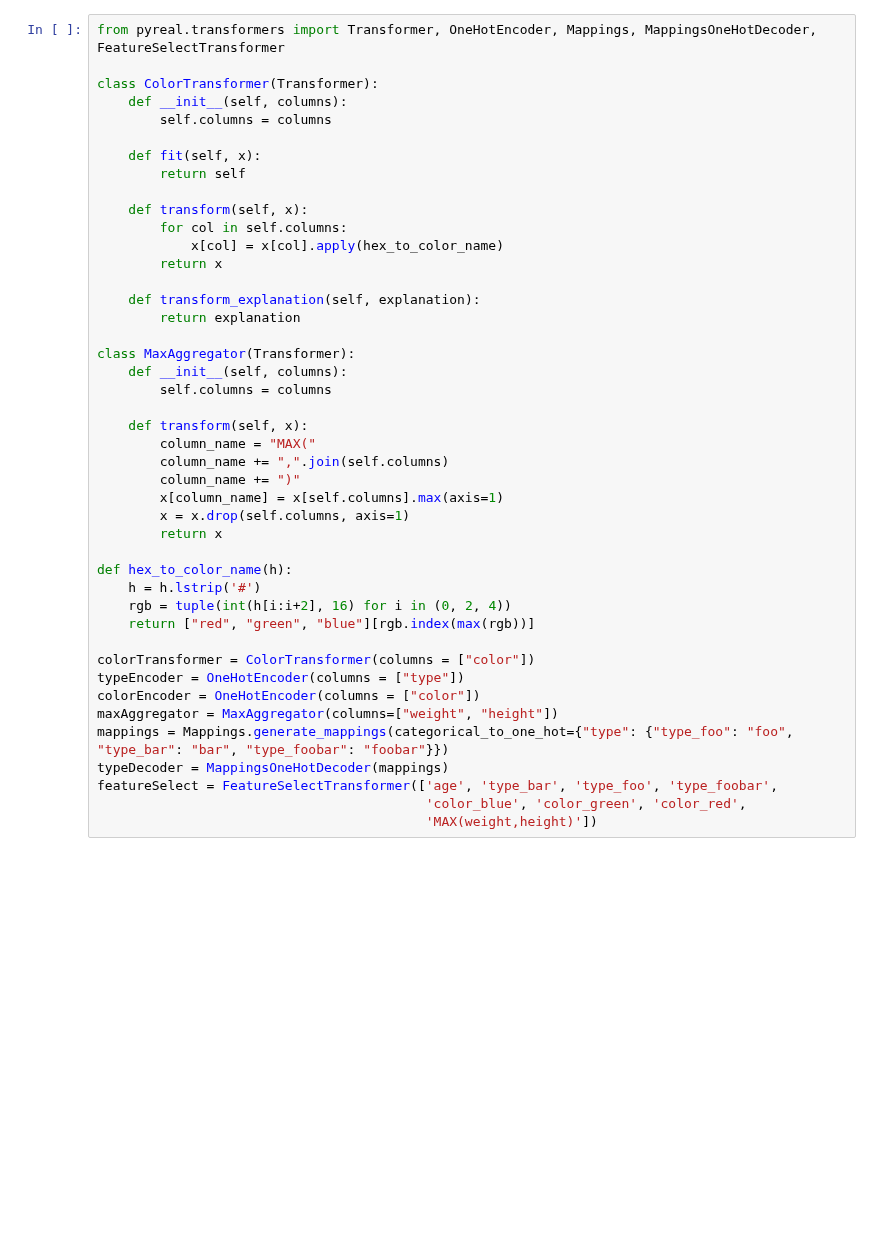
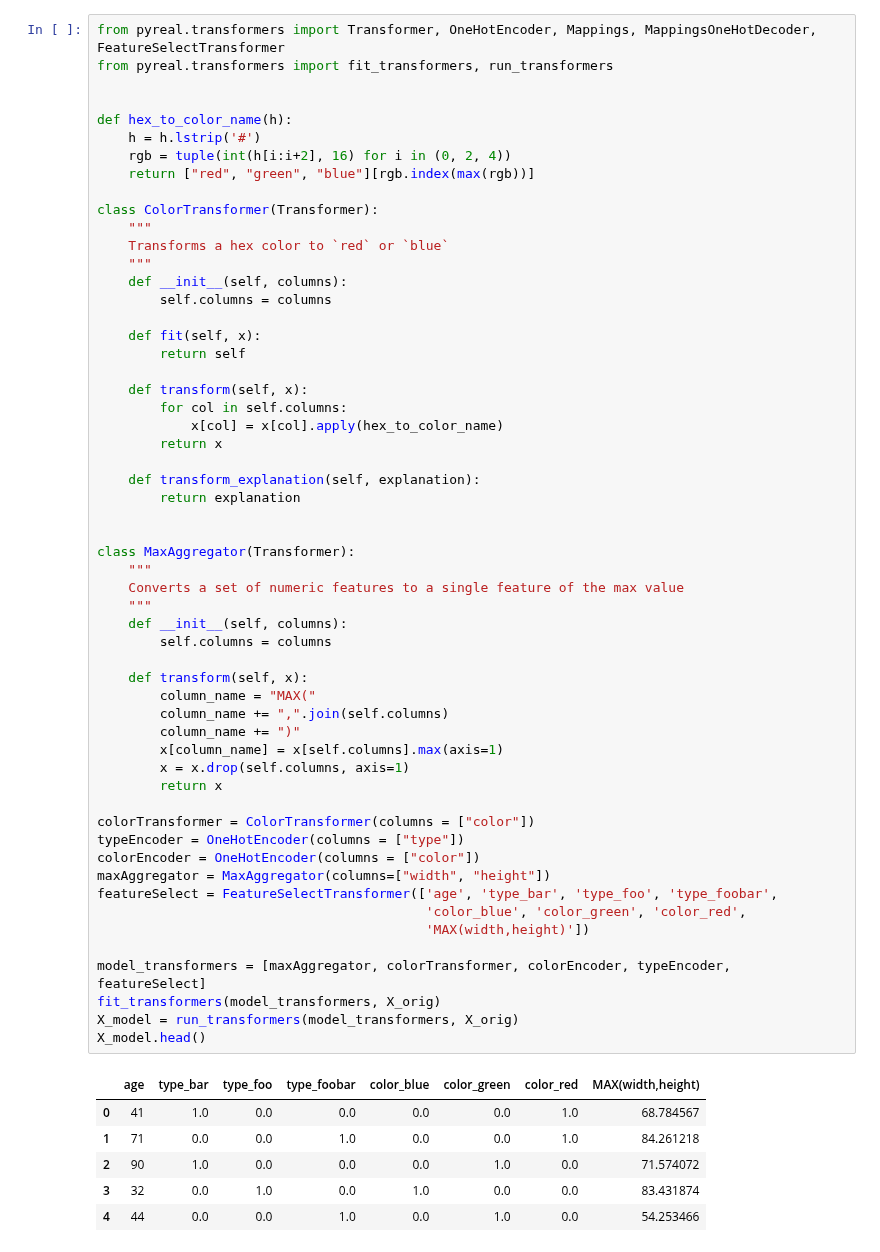
Before and after one commit to sibyl-dev/pyreal, a Jupyter notebook: tutorials/simple_four_spaces/simple_four_spaces_clean.ipynb, the cells around one changed output. Drawn from its saved outputs; the diff is of its cells as text; blank space fills up the shorter version.

```diff
--- a/tutorials/simple_four_spaces/simple_four_spaces_clean.ipynb
+++ b/tutorials/simple_four_spaces/simple_four_spaces_clean.ipynb
@@ -18,44 +47,63 @@ X_orig.head()
 # %%
 from pyreal.transformers import Transformer, OneHotEncoder, Mappings, MappingsOneHotDecoder, FeatureSelectTransformer
+from pyreal.transformers import fit_transformers, run_transformers
+
+
+def hex_to_color_name(h):
+    h = h.lstrip('#')
+    rgb = tuple(int(h[i:i+2], 16) for i in (0, 2, 4))
+    return ["red", "green", "blue"][rgb.index(max(rgb))]
 
 class ColorTransformer(Transformer):
+    """
+    Transforms a hex color to `red` or `blue`
+    """
     def __init__(self, columns):
         self.columns = columns
 
     def fit(self, x):
         return self
 
     def transform(self, x):
         for col in self.columns:
             x[col] = x[col].apply(hex_to_color_name)
         return x
 
     def transform_explanation(self, explanation):
         return explanation
 
+
 class MaxAggregator(Transformer):
+    """
+    Converts a set of numeric features to a single feature of the max value
+    """
     def __init__(self, columns):
         self.columns = columns
 
     def transform(self, x):
         column_name = "MAX("
         column_name += ",".join(self.columns)
         column_name += ")"
         x[column_name] = x[self.columns].max(axis=1)
         x = x.drop(self.columns, axis=1)
         return x
 
-def hex_to_color_name(h):
-    h = h.lstrip('#')
-    rgb = tuple(int(h[i:i+2], 16) for i in (0, 2, 4))
-    return ["red", "green", "blue"][rgb.index(max(rgb))]
-
 colorTransformer = ColorTransformer(columns = ["color"])
 typeEncoder = OneHotEncoder(columns = ["type"])
 colorEncoder = OneHotEncoder(columns = ["color"])
-maxAggregator = MaxAggregator(columns=["weight", "height"])
-mappings = Mappings.generate_mappings(categorical_to_one_hot={"type": {"type_foo": "foo", "type_bar": "bar", "type_foobar": "foobar"}})
-typeDecoder = MappingsOneHotDecoder(mappings)
+maxAggregator = MaxAggregator(columns=["width", "height"])
 featureSelect = FeatureSelectTransformer(['age', 'type_bar', 'type_foo', 'type_foobar',
                                           'color_blue', 'color_green', 'color_red',
-                                          'MAX(weight,height)'])
+                                          'MAX(width,height)'])
+
+model_transformers = [maxAggregator, colorTransformer, colorEncoder, typeEncoder, featureSelect]
+fit_transformers(model_transformers, X_orig)
+X_model = run_transformers(model_transformers, X_orig)
+X_model.head()
+# %% [output]
+|  | age | type_bar | type_foo | type_foobar | color_blue | color_green | color_red | MAX(width,height) |
+| 0 | 41 | 1.0 | 0.0 | 0.0 | 0.0 | 0.0 | 1.0 | 68.784567 |
+| 1 | 71 | 0.0 | 0.0 | 1.0 | 0.0 | 0.0 | 1.0 | 84.261218 |
+| 2 | 90 | 1.0 | 0.0 | 0.0 | 0.0 | 1.0 | 0.0 | 71.574072 |
+| 3 | 32 | 0.0 | 1.0 | 0.0 | 1.0 | 0.0 | 0.0 | 83.431874 |
+| 4 | 44 | 0.0 | 0.0 | 1.0 | 0.0 | 1.0 | 0.0 | 54.253466 |
```
Also changed, not shown: parts of 19 cells of this notebook, 7 other files.
